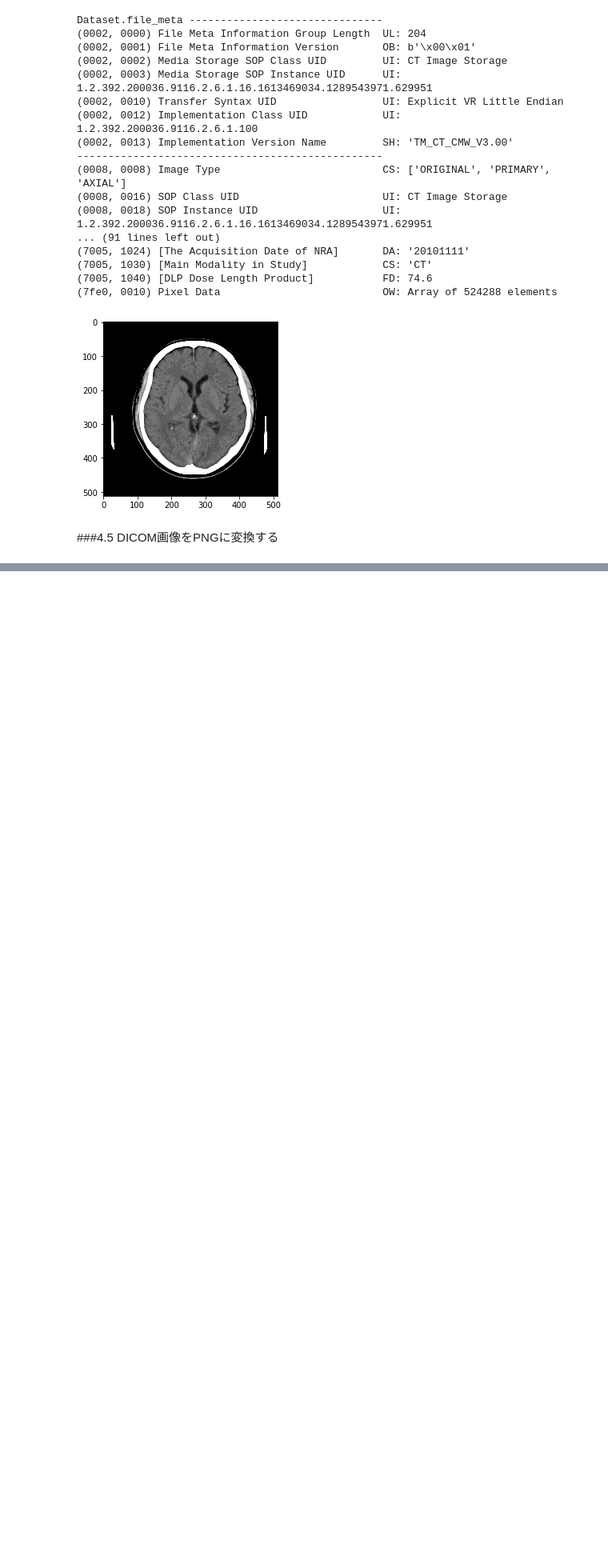
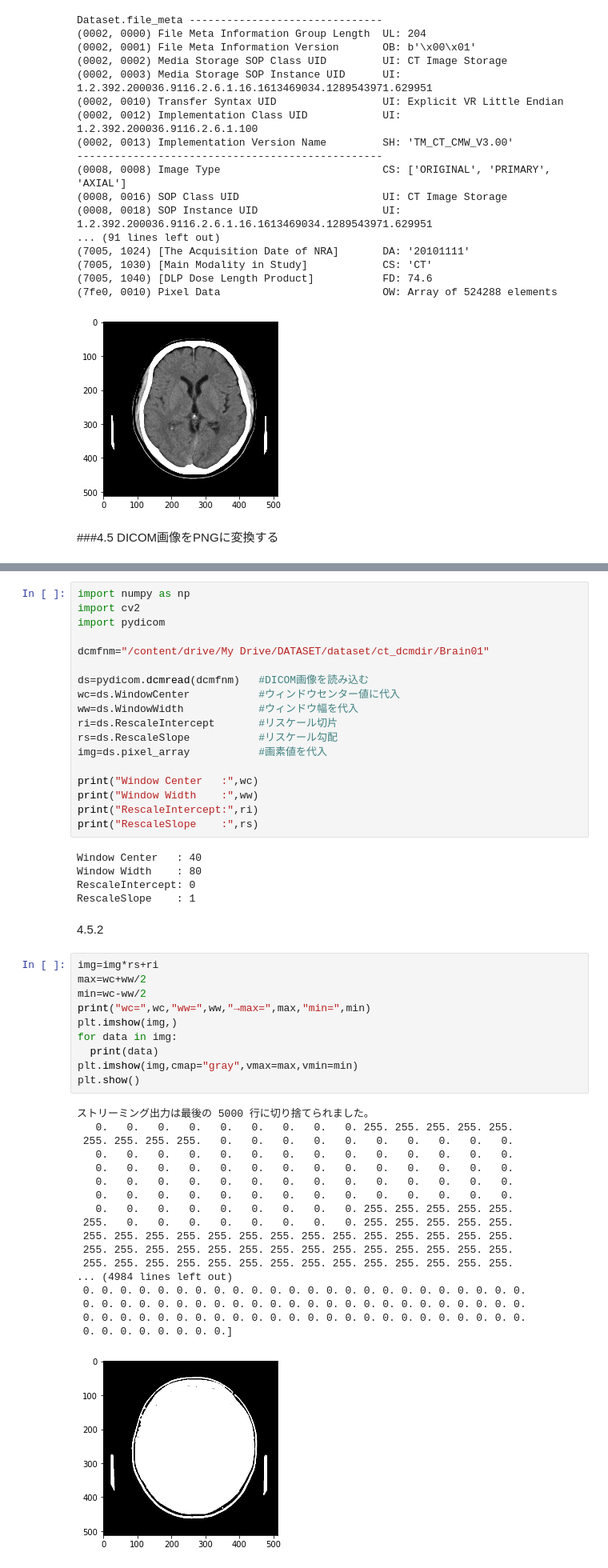
Before and after one commit to KuriharaYoshiki/python_medical_images, a Jupyter notebook: hallo_happy_world.ipynb, the cells around one changed output, grey strips where cells are left out. Shown at 80% size. Cells and saved outputs as stored; diff of their text form; blank space fills up the shorter version.

```diff
--- a/hallo_happy_world.ipynb
+++ b/hallo_happy_world.ipynb
@@ -431,0 +434,54 @@ Dataset.file_meta -------------------------------
+# %%
+import numpy as np
+import cv2
+import pydicom
+
+dcmfnm="/content/drive/My Drive/DATASET/dataset/ct_dcmdir/Brain01"
+
+ds=pydicom.dcmread(dcmfnm)   #DICOM画像を読み込む
+wc=ds.WindowCenter           #ウィンドウセンター値に代入
+ww=ds.WindowWidth            #ウィンドウ幅を代入
+ri=ds.RescaleIntercept       #リスケール切片
+rs=ds.RescaleSlope           #リスケール勾配
+img=ds.pixel_array           #画素値を代入
+
+print("Window Center   :",wc)
+print("Window Width    :",ww)
+print("RescaleIntercept:",ri)
+print("RescaleSlope    :",rs)
+# %% [output]
+Window Center   : 40
+Window Width    : 80
+RescaleIntercept: 0
+RescaleSlope    : 1
+# %% [markdown]
+4.5.2
+# %%
+img=img*rs+ri
+max=wc+ww/2
+min=wc-ww/2
+print("wc=",wc,"ww=",ww,"→max=",max,"min=",min)
+plt.imshow(img,)
+for data in img:
+  print(data)
+plt.imshow(img,cmap="gray",vmax=max,vmin=min)
+plt.show()
+# %% [output]
+ストリーミング出力は最後の 5000 行に切り捨てられました。
+   0.   0.   0.   0.   0.   0.   0.   0.   0. 255. 255. 255. 255. 255.
+ 255. 255. 255. 255.   0.   0.   0.   0.   0.   0.   0.   0.   0.   0.
+   0.   0.   0.   0.   0.   0.   0.   0.   0.   0.   0.   0.   0.   0.
+   0.   0.   0.   0.   0.   0.   0.   0.   0.   0.   0.   0.   0.   0.
+   0.   0.   0.   0.   0.   0.   0.   0.   0.   0.   0.   0.   0.   0.
+   0.   0.   0.   0.   0.   0.   0.   0.   0.   0.   0.   0.   0.   0.
+   0.   0.   0.   0.   0.   0.   0.   0.   0. 255. 255. 255. 255. 255.
+ 255.   0.   0.   0.   0.   0.   0.   0.   0. 255. 255. 255. 255. 255.
+ 255. 255. 255. 255. 255. 255. 255. 255. 255. 255. 255. 255. 255. 255.
+ 255. 255. 255. 255. 255. 255. 255. 255. 255. 255. 255. 255. 255. 255.
+ 255. 255. 255. 255. 255. 255. 255. 255. 255. 255. 255. 255. 255. 255.
+... (4984 lines left out)
+ 0. 0. 0. 0. 0. 0. 0. 0. 0. 0. 0. 0. 0. 0. 0. 0. 0. 0. 0. 0. 0. 0. 0. 0.
+ 0. 0. 0. 0. 0. 0. 0. 0. 0. 0. 0. 0. 0. 0. 0. 0. 0. 0. 0. 0. 0. 0. 0. 0.
+ 0. 0. 0. 0. 0. 0. 0. 0. 0. 0. 0. 0. 0. 0. 0. 0. 0. 0. 0. 0. 0. 0. 0. 0.
+ 0. 0. 0. 0. 0. 0. 0. 0.]
+[figure, added]
```
Also changed, not shown: parts of 4 cells of this notebook.
